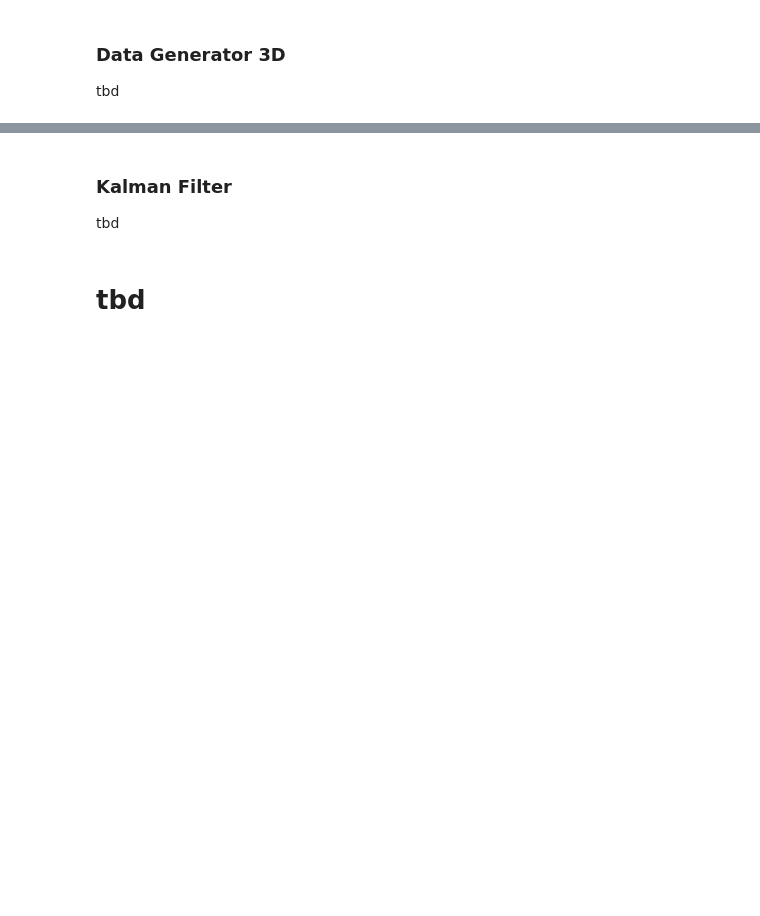
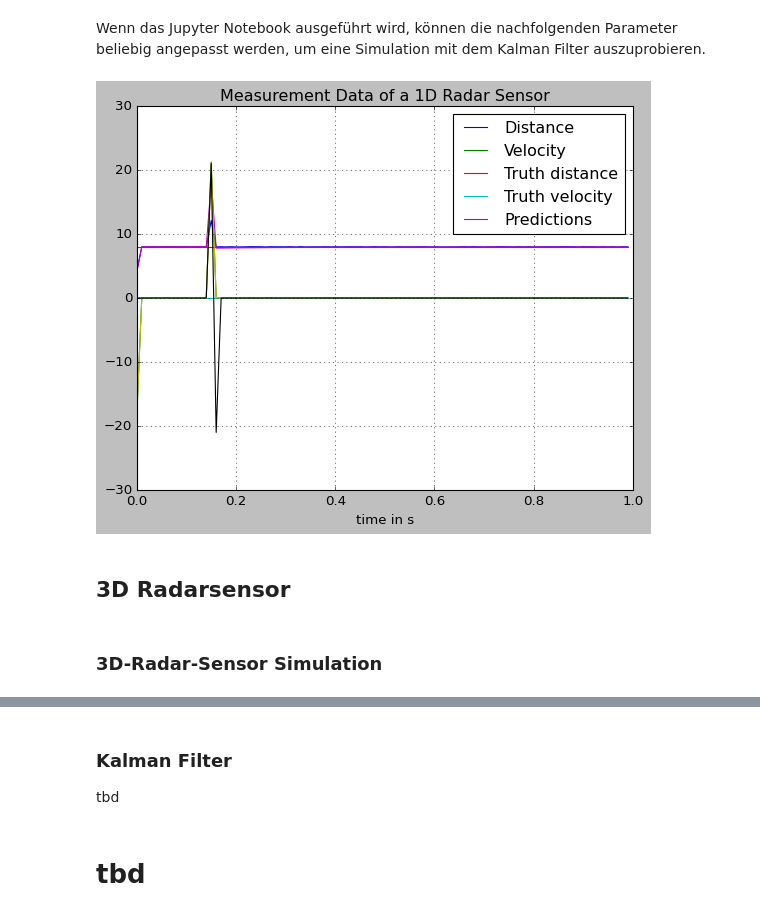
Before and after one commit to goseind/kalman-filter-dbscan, a Jupyter notebook: bericht.ipynb, the cells around one changed output, grey strips where cells are left out. Drawn from its saved outputs; the diff is of its cells as text; code cells hidden in the pictures; blank space fills up the shorter version.

```diff
--- a/bericht.ipynb
+++ b/bericht.ipynb
@@ -56,7 +365,71 @@ from collections import deque
+# %% [markdown]
+Wenn das Jupyter Notebook ausgeführt wird, können die nachfolgenden Parameter beliebig angepasst werden, um eine Simulation mit dem Kalman Filter auszuprobieren.
+# %%
+# Optionen für die Simulation
+opt = {
+    "initialDistance": 8,
+    "stopTime": 1,
+    # "velocity": 3,
+    # "SporadicError": 2
+    # "initialVelocity": 3,
+    # "acceleration": 1,
+    # "movementRange": 1,
+    # "frequency": 2,
+     "SporadicError": 2
+    }
+
+# timeAxis, distValues, velValues = GenerateData(type="ConstantVelocity", options=opt)
+timeAxis, distValues, velValues, truthDistValues, truthVelValues = GenerateData(type="Static", options=opt)
+# %%
+
+
+# Measurement Error
+## Variance of a uniform distribution is given by (b-a)**2/12.
+R = np.diag([rangeAccuracy**2, velocityAccuracy**2])/3
+# todo: Add variance.
+Q = np.diag([0,0,0])
+# todo: add column for acceleration
+s0 = np.array([distValues[0], velValues[0], 0])
+#todo: Add acceleration.
+transition_model = np.array([[1, 0.01, 0.01/2],
+                             [0, 1, 0.01],
+                             [0, 0, 0.01]])
+# todo: adjust H for accomodating acceleration.
+H =  np.array([[1., 0., 0.],
+               [0., 1., 0.]])
+
+KalmanFilter = KalmanFilter(s0, transition_model, H, Q, R)
+
+Predictions = [s0]
+for i in range(1,np.size(timeAxis)):
+    s = np.array([distValues[i], velValues[i]])
+    pred = KalmanFilter.step(s)
+    Predictions.append(pred)
+
+plt.figure()
+plt.plot(timeAxis, distValues)
+plt.plot(timeAxis, velValues)
+plt.plot(timeAxis, truthDistValues)
+plt.plot(timeAxis, truthVelValues)
+plt.plot(timeAxis, Predictions)
+plt.xlabel("time in s")
+plt.legend(["Distance", "Velocity", "Truth distance", "Truth velocity", "Predictions"])
+plt.title("Measurement Data of a 1D Radar Sensor")
+plt.grid(True)
+
+
+plt.show()
+# Hier das Ergebnis über die Zeit plotten.
+
+# Um wie viel hat sich die Messgenauigkeit verbessert?
+# Wie beeinflussen die Schätzung der Kovarianzmatrix Q und R die Genauigkeit
+# Fügen Sie zufällige Messfehler mit der Parameter "SporadicError" hinzu, wie verhält sich das Kalman Filter?
+# %% [output]
+[figure, added]
 # %% [markdown]
-### Data Generator 3D
-
-tbd
+## 3D Radarsensor
+# %% [markdown]
+### 3D-Radar-Sensor Simulation
 # %%
 '''
 This script simulates a 3D-Radar-Sensor capable of outputing
```
Also changed, not shown: parts of 18 cells of this notebook, 6 other files.
